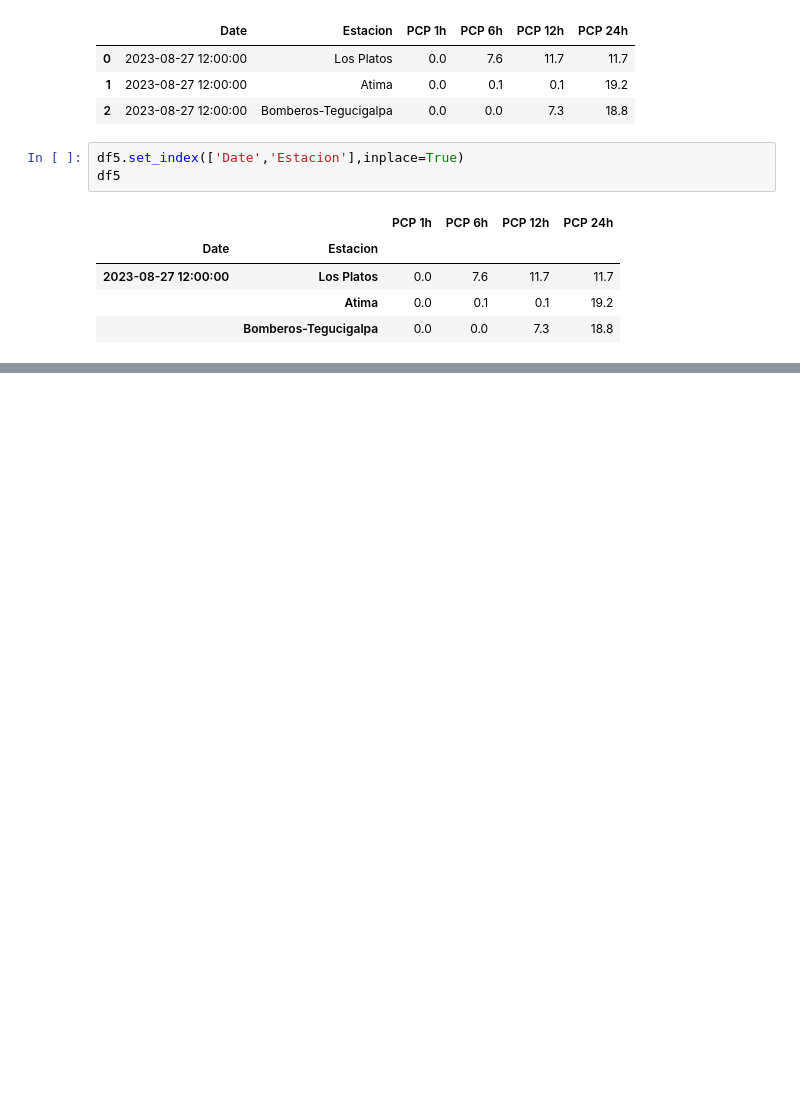
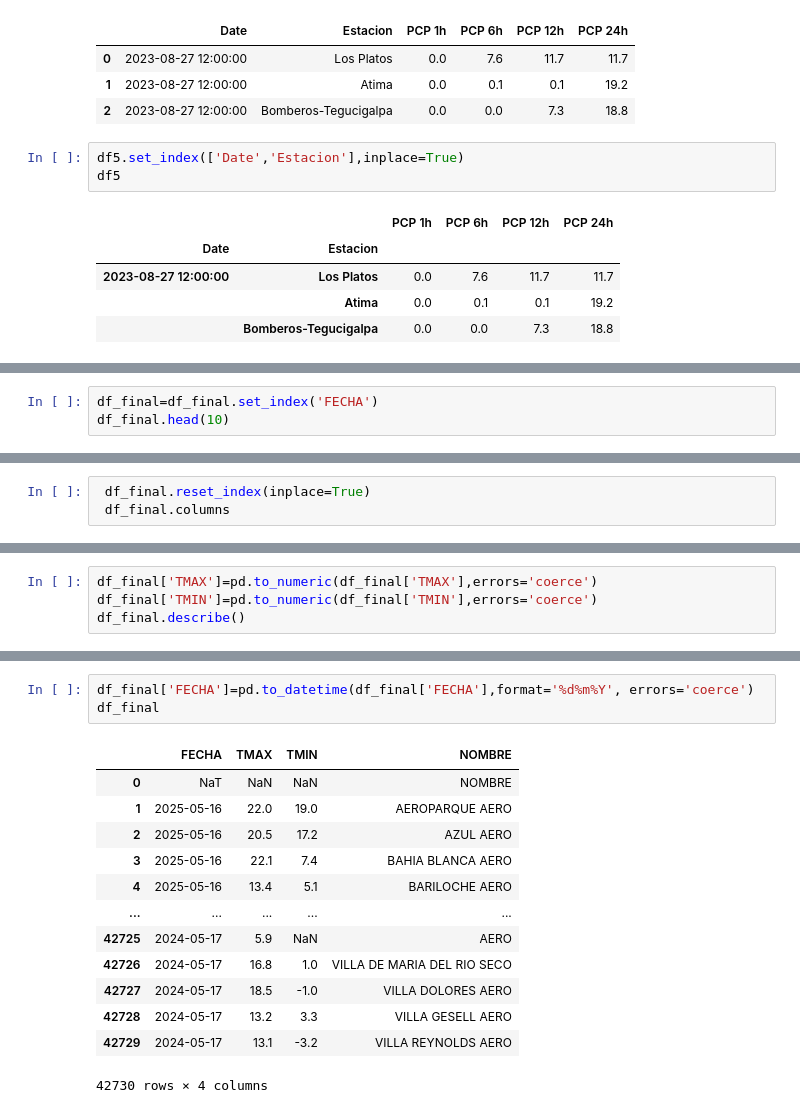
Before and after one commit to alfxer69/TemasPythonEjercicios, a Jupyter notebook: pandas/pandas_indices.ipynb, the cells around one changed output, grey strips where cells are left out. Saved outputs shown, nothing was run; the diff lists cells and outputs as text; blank space fills up the shorter version.

```diff
--- a/pandas/pandas_indices.ipynb
+++ b/pandas/pandas_indices.ipynb
@@ -172,0 +309,3 @@ df5
+# %%
+df_final=df_final.set_index('FECHA')
+df_final.head(10)
@@ -172,0 +337,3 @@ df5
+# %%
+ df_final.reset_index(inplace=True)
+ df_final.columns
@@ -172,0 +368,4 @@ df5
+# %%
+df_final['TMAX']=pd.to_numeric(df_final['TMAX'],errors='coerce')
+df_final['TMIN']=pd.to_numeric(df_final['TMIN'],errors='coerce')
+df_final.describe()
@@ -172,0 +391,17 @@ df5
+# %%
+df_final['FECHA']=pd.to_datetime(df_final['FECHA'],format='%d%m%Y', errors='coerce')
+df_final
+# %% [output]
+|  | FECHA | TMAX | TMIN | NOMBRE |
+| 0 | NaT | NaN | NaN | NOMBRE |
+| 1 | 2025-05-16 | 22.0 | 19.0 | AEROPARQUE AERO |
+| 2 | 2025-05-16 | 20.5 | 17.2 | AZUL AERO |
+| 3 | 2025-05-16 | 22.1 | 7.4 | BAHIA BLANCA AERO |
+| 4 | 2025-05-16 | 13.4 | 5.1 | BARILOCHE AERO |
+| ... | ... | ... | ... | ... |
+| 42725 | 2024-05-17 | 5.9 | NaN | AERO |
+| 42726 | 2024-05-17 | 16.8 | 1.0 | VILLA DE MARIA DEL RIO SECO |
+| 42727 | 2024-05-17 | 18.5 | -1.0 | VILLA DOLORES AERO |
+| 42728 | 2024-05-17 | 13.2 | 3.3 | VILLA GESELL AERO |
+| 42729 | 2024-05-17 | 13.1 | -3.2 | VILLA REYNOLDS AERO |
+42730 rows × 4 columns
```
Also changed, not shown: parts of 43 cells of this notebook, 4 other files.
